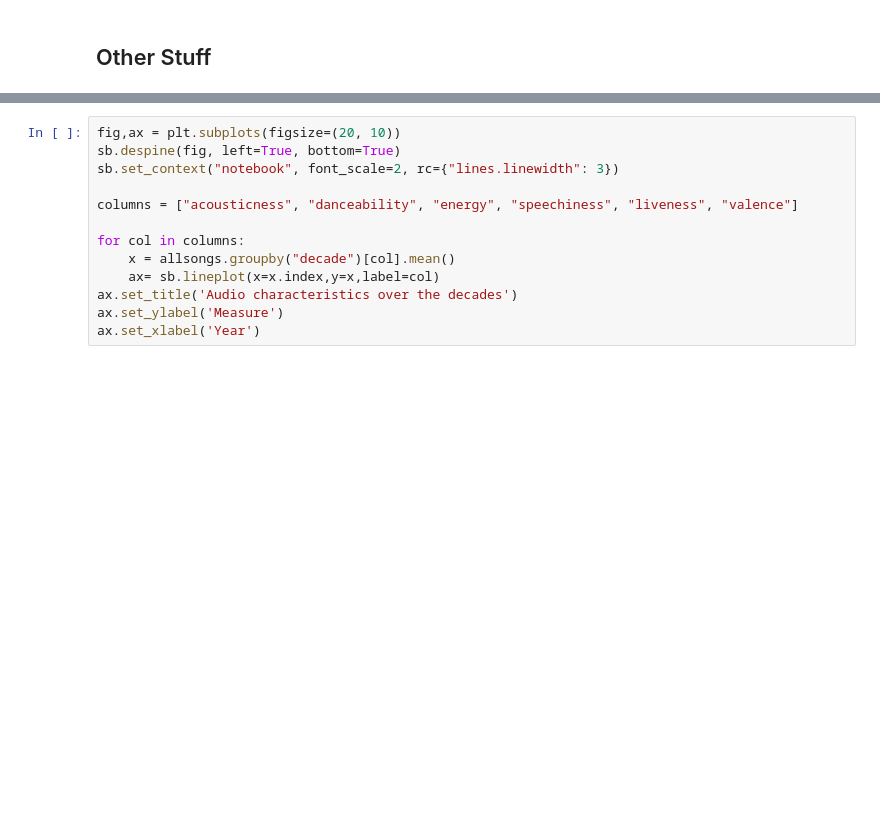
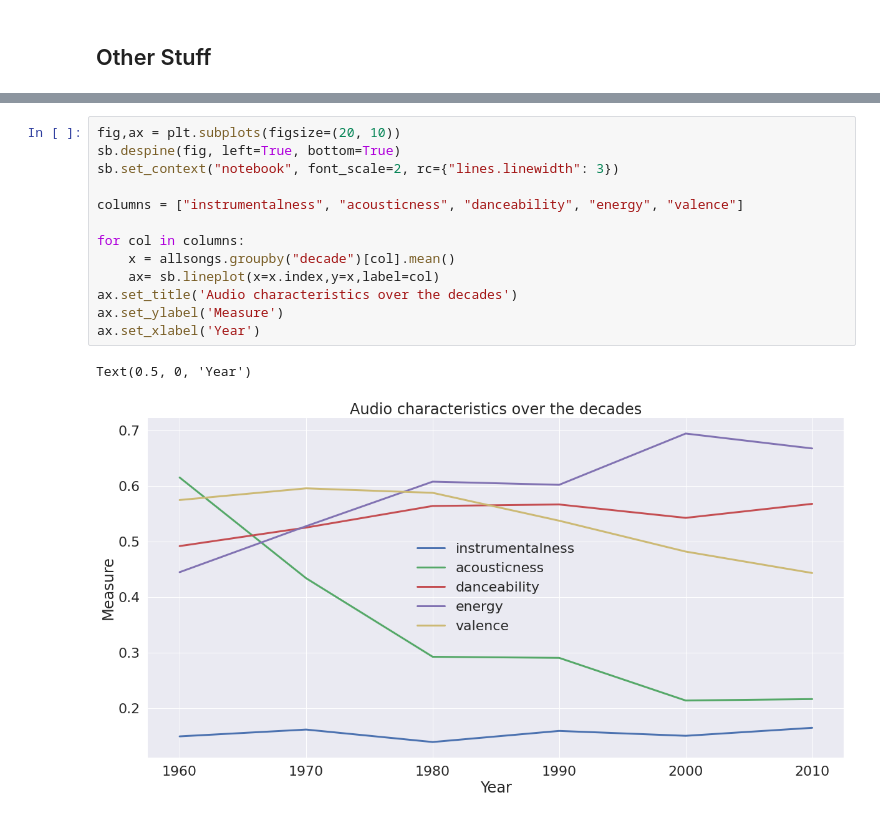
Before and after one commit to agentzhao/spotify-prediction, a Jupyter notebook: spotifypred.ipynb, the cells around one changed output, grey strips where cells are left out. Saved outputs shown, nothing was run; the diff lists cells and outputs as text; blank space fills up the shorter version.

```diff
--- a/spotifypred.ipynb
+++ b/spotifypred.ipynb
@@ -687,13 +676,16 @@ KeyError: 'decade'
 # %%
 fig,ax = plt.subplots(figsize=(20, 10))
 sb.despine(fig, left=True, bottom=True)
 sb.set_context("notebook", font_scale=2, rc={"lines.linewidth": 3})
 
-columns = ["acousticness", "danceability", "energy", "speechiness", "liveness", "valence"]
+columns = ["instrumentalness", "acousticness", "danceability", "energy", "valence"]
 
 for col in columns:
     x = allsongs.groupby("decade")[col].mean()
     ax= sb.lineplot(x=x.index,y=x,label=col)
 ax.set_title('Audio characteristics over the decades')
 ax.set_ylabel('Measure')
 ax.set_xlabel('Year')
+# %% [output]
+Text(0.5, 0, 'Year')
+[figure, added]
```
Also changed, not shown: parts of 29 cells of this notebook.
